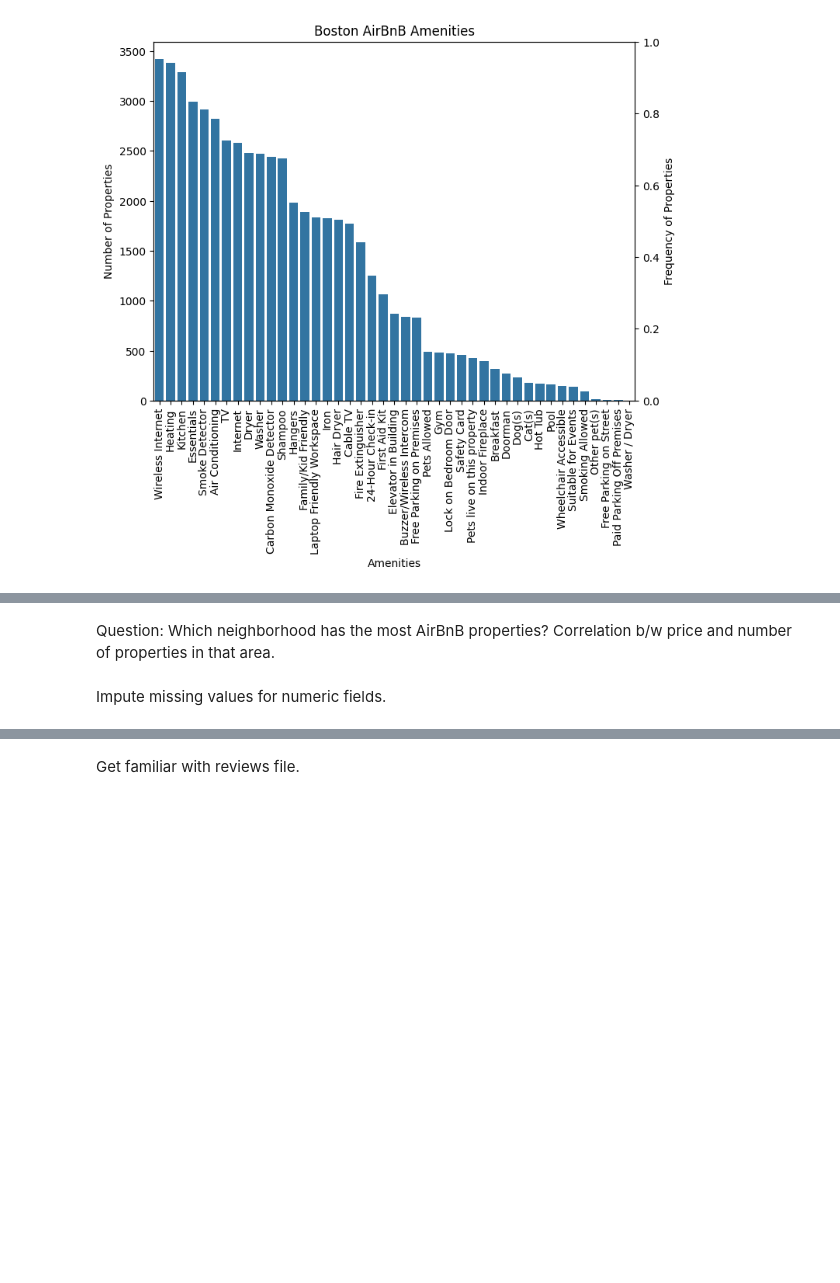
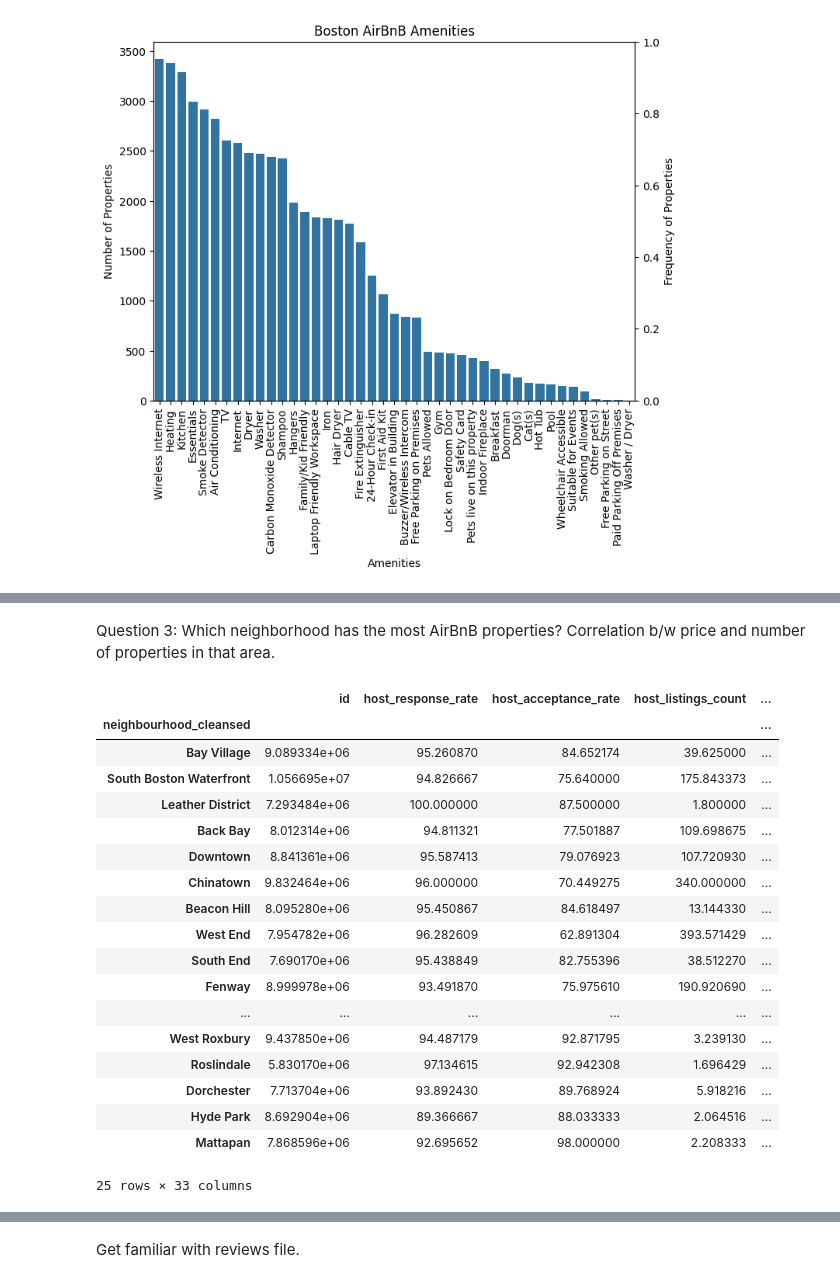
Before and after one commit to ewood242/Project_1_Data-Science-Blog, a Jupyter notebook: Project_1_Writing a Data Scientist Blog Post.ipynb, the cells around one changed output, grey strips where cells are left out. Cells and saved outputs as stored; diff of their text form; code cells hidden in the pictures; blank space fills up the shorter version.

```diff
--- a/Project_1_Writing a Data Scientist Blog Post.ipynb
+++ b/Project_1_Writing a Data Scientist Blog Post.ipynb
@@ -560,2 +555,2 @@ for col in listings_num_vars:
 # %% [markdown]
-Question: Which neighborhood has the most AirBnB properties? Correlation b/w price and number of properties in that area.
+Question 3: Which neighborhood has the most AirBnB properties? Correlation b/w price and number of properties in that area.
@@ -564,2 +556,0 @@ listings_filtered.groupby(by='neighbourhood_cleansed').value_counts()
-# %% [markdown]
-Impute missing values for numeric fields.
@@ -575,0 +557,23 @@ for column in listings_filtered.columns:
+# %%
+mean_neighborhood = listings_filtered.groupby(by='neighbourhood_cleansed').mean('price').sort_values(by='price', ascending=False)
+mean_neighborhood
+# %% [output]
+|  | id | host_response_rate | host_acceptance_rate | host_listings_count | ... |
+| neighbourhood_cleansed |  |  |  |  | ... |
+| Bay Village | 9.089334e+06 | 95.260870 | 84.652174 | 39.625000 | ... |
+| South Boston Waterfront | 1.056695e+07 | 94.826667 | 75.640000 | 175.843373 | ... |
+| Leather District | 7.293484e+06 | 100.000000 | 87.500000 | 1.800000 | ... |
+| Back Bay | 8.012314e+06 | 94.811321 | 77.501887 | 109.698675 | ... |
+| Downtown | 8.841361e+06 | 95.587413 | 79.076923 | 107.720930 | ... |
+| Chinatown | 9.832464e+06 | 96.000000 | 70.449275 | 340.000000 | ... |
+| Beacon Hill | 8.095280e+06 | 95.450867 | 84.618497 | 13.144330 | ... |
+| West End | 7.954782e+06 | 96.282609 | 62.891304 | 393.571429 | ... |
+| South End | 7.690170e+06 | 95.438849 | 82.755396 | 38.512270 | ... |
+| Fenway | 8.999978e+06 | 93.491870 | 75.975610 | 190.920690 | ... |
+| ... | ... | ... | ... | ... | ... |
+| West Roxbury | 9.437850e+06 | 94.487179 | 92.871795 | 3.239130 | ... |
+| Roslindale | 5.830170e+06 | 97.134615 | 92.942308 | 1.696429 | ... |
+| Dorchester | 7.713704e+06 | 93.892430 | 89.768924 | 5.918216 | ... |
+| Hyde Park | 8.692904e+06 | 89.366667 | 88.033333 | 2.064516 | ... |
+| Mattapan | 7.868596e+06 | 92.695652 | 98.000000 | 2.208333 | ... |
+25 rows × 33 columns
```
Also changed, not shown: parts of 21 cells of this notebook.
